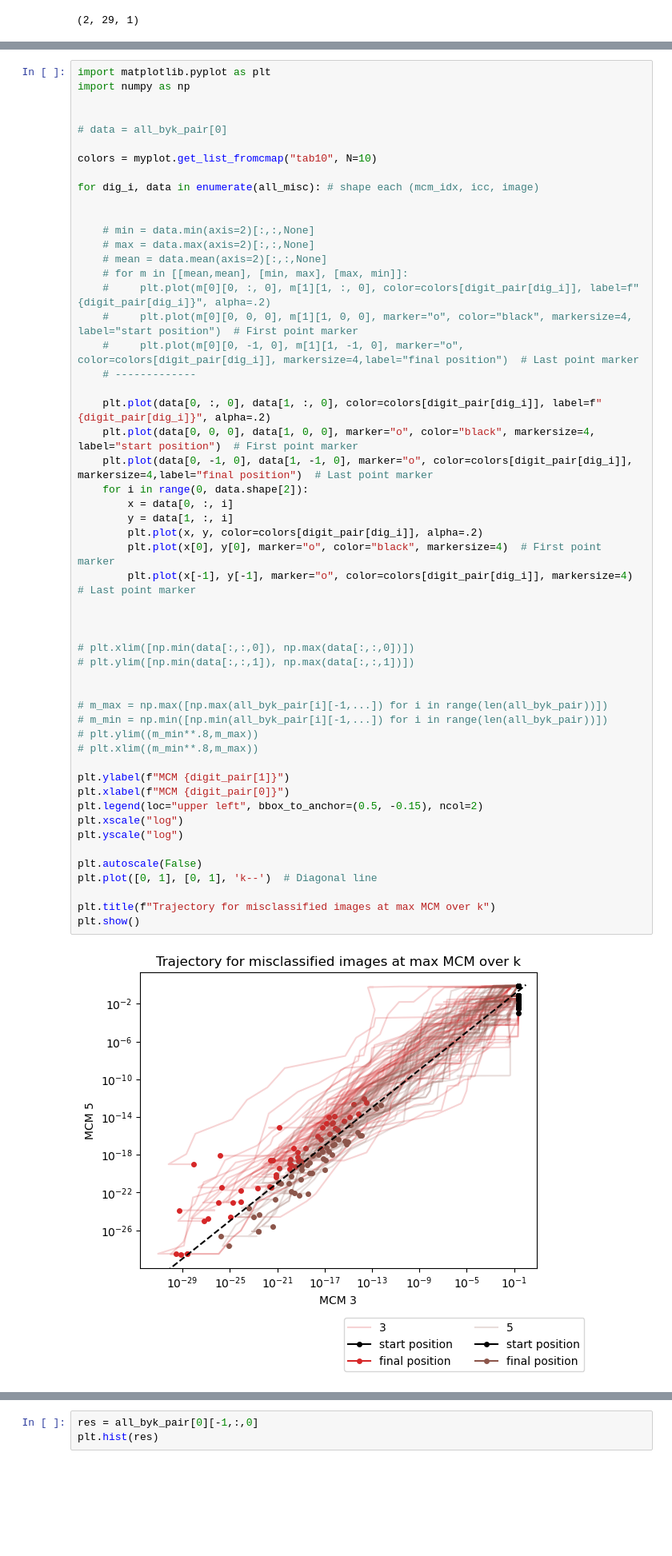
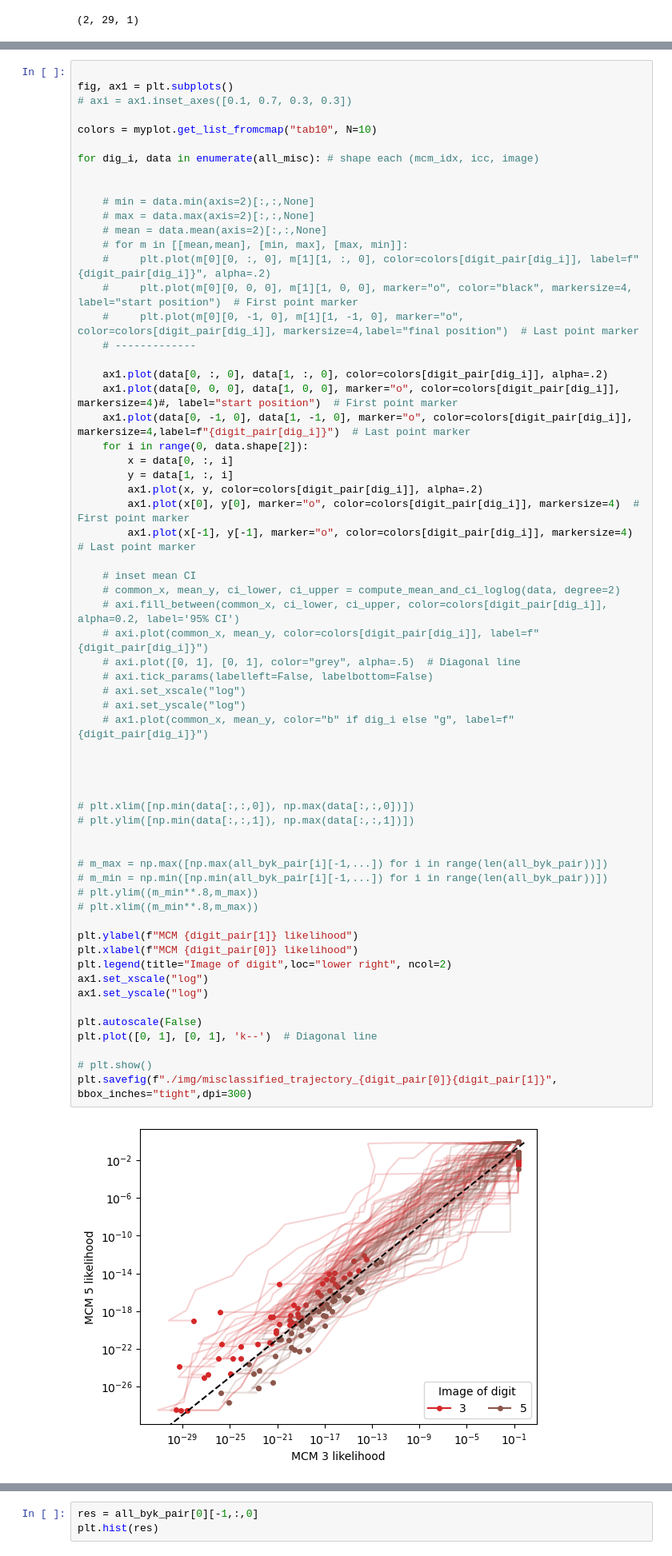
Before and after one commit to PaulHosek/MCM_classifier, a Jupyter notebook: Classifier_1/mcm/paper_plots/plots_misclassified_trajectory_byk.ipynb, the cells around one changed output, grey strips where cells are left out. Shown at 80% size. Drawn from its saved outputs; the diff is of its cells as text; blank space fills up the shorter version.

```diff
--- a/Classifier_1/mcm/paper_plots/plots_misclassified_trajectory_byk.ipynb
+++ b/Classifier_1/mcm/paper_plots/plots_misclassified_trajectory_byk.ipynb
@@ -120,9 +222,7 @@ test.mean(axis=2)[:,:,None].shape
 # %%
-import matplotlib.pyplot as plt
-import numpy as np
 
-
-# data = all_byk_pair[0]
+fig, ax1 = plt.subplots()
+# axi = ax1.inset_axes([0.1, 0.7, 0.3, 0.3])
 
 colors = myplot.get_list_fromcmap("tab10", N=10)
 
@@ -131,44 +231,55 @@ for dig_i, data in enumerate(all_misc): # shape each (mcm_idx, icc, image)
 
     # min = data.min(axis=2)[:,:,None]
     # max = data.max(axis=2)[:,:,None]
     # mean = data.mean(axis=2)[:,:,None]
     # for m in [[mean,mean], [min, max], [max, min]]:
     #     plt.plot(m[0][0, :, 0], m[1][1, :, 0], color=colors[digit_pair[dig_i]], label=f"{digit_pair[dig_i]}", alpha=.2)
     #     plt.plot(m[0][0, 0, 0], m[1][1, 0, 0], marker="o", color="black", markersize=4, label="start position")  # First point marker
     #     plt.plot(m[0][0, -1, 0], m[1][1, -1, 0], marker="o", color=colors[digit_pair[dig_i]], markersize=4,label="final position")  # Last point marker
     # -------------
 
-    plt.plot(data[0, :, 0], data[1, :, 0], color=colors[digit_pair[dig_i]], label=f"{digit_pair[dig_i]}", alpha=.2)
-    plt.plot(data[0, 0, 0], data[1, 0, 0], marker="o", color="black", markersize=4, label="start position")  # First point marker
-    plt.plot(data[0, -1, 0], data[1, -1, 0], marker="o", color=colors[digit_pair[dig_i]], markersize=4,label="final position")  # Last point marker
+    ax1.plot(data[0, :, 0], data[1, :, 0], color=colors[digit_pair[dig_i]], alpha=.2)
+    ax1.plot(data[0, 0, 0], data[1, 0, 0], marker="o", color=colors[digit_pair[dig_i]], markersize=4)#, label="start position")  # First point marker
+    ax1.plot(data[0, -1, 0], data[1, -1, 0], marker="o", color=colors[digit_pair[dig_i]], markersize=4,label=f"{digit_pair[dig_i]}")  # Last point marker
     for i in range(0, data.shape[2]):
         x = data[0, :, i]
         y = data[1, :, i]
-        plt.plot(x, y, color=colors[digit_pair[dig_i]], alpha=.2)
-        plt.plot(x[0], y[0], marker="o", color="black", markersize=4)  # First point marker
-        plt.plot(x[-1], y[-1], marker="o", color=colors[digit_pair[dig_i]], markersize=4)  # Last point marker
+        ax1.plot(x, y, color=colors[digit_pair[dig_i]], alpha=.2)
+        ax1.plot(x[0], y[0], marker="o", color=colors[digit_pair[dig_i]], markersize=4)  # First point marker
+        ax1.plot(x[-1], y[-1], marker="o", color=colors[digit_pair[dig_i]], markersize=4)  # Last point marker
+
+    # inset mean CI
+    # common_x, mean_y, ci_lower, ci_upper = compute_mean_and_ci_loglog(data, degree=2)
+    # axi.fill_between(common_x, ci_lower, ci_upper, color=colors[digit_pair[dig_i]], alpha=0.2, label='95% CI')
+    # axi.plot(common_x, mean_y, color=colors[digit_pair[dig_i]], label=f"{digit_pair[dig_i]}")
+    # axi.plot([0, 1], [0, 1], color="grey", alpha=.5)  # Diagonal line
+    # axi.tick_params(labelleft=False, labelbottom=False)
+    # axi.set_xscale("log")
+    # axi.set_yscale("log")
+    # ax1.plot(common_x, mean_y, color="b" if dig_i else "g", label=f" {digit_pair[dig_i]}")
+
 
 
 
 # plt.xlim([np.min(data[:,:,0]), np.max(data[:,:,0])])
 # plt.ylim([np.min(data[:,:,1]), np.max(data[:,:,1])])
 
 
 # m_max = np.max([np.max(all_byk_pair[i][-1,...]) for i in range(len(all_byk_pair))])
 # m_min = np.min([np.min(all_byk_pair[i][-1,...]) for i in range(len(all_byk_pair))])
 # plt.ylim((m_min**.8,m_max))
 # plt.xlim((m_min**.8,m_max))
 
-plt.ylabel(f"MCM {digit_pair[1]}")
-plt.xlabel(f"MCM {digit_pair[0]}")
-plt.legend(loc="upper left", bbox_to_anchor=(0.5, -0.15), ncol=2)
-plt.xscale("log")
-plt.yscale("log")
+plt.ylabel(f"MCM {digit_pair[1]} likelihood")
+plt.xlabel(f"MCM {digit_pair[0]} likelihood")
+plt.legend(title="Image of digit",loc="lower right", ncol=2)
+ax1.set_xscale("log")
+ax1.set_yscale("log")
 
 plt.autoscale(False)
 plt.plot([0, 1], [0, 1], 'k--')  # Diagonal line
 
-plt.title(f"Trajectory for misclassified images at max MCM over k")
-plt.show()
+# plt.show()
+plt.savefig(f"./img/misclassified_trajectory_{digit_pair[0]}{digit_pair[1]}", bbox_inches="tight",dpi=300)
 # %% [output]
-[figure, old version]
+[figure, new version]
```
Also changed, not shown: parts of 5 cells of this notebook, 2 other files.
